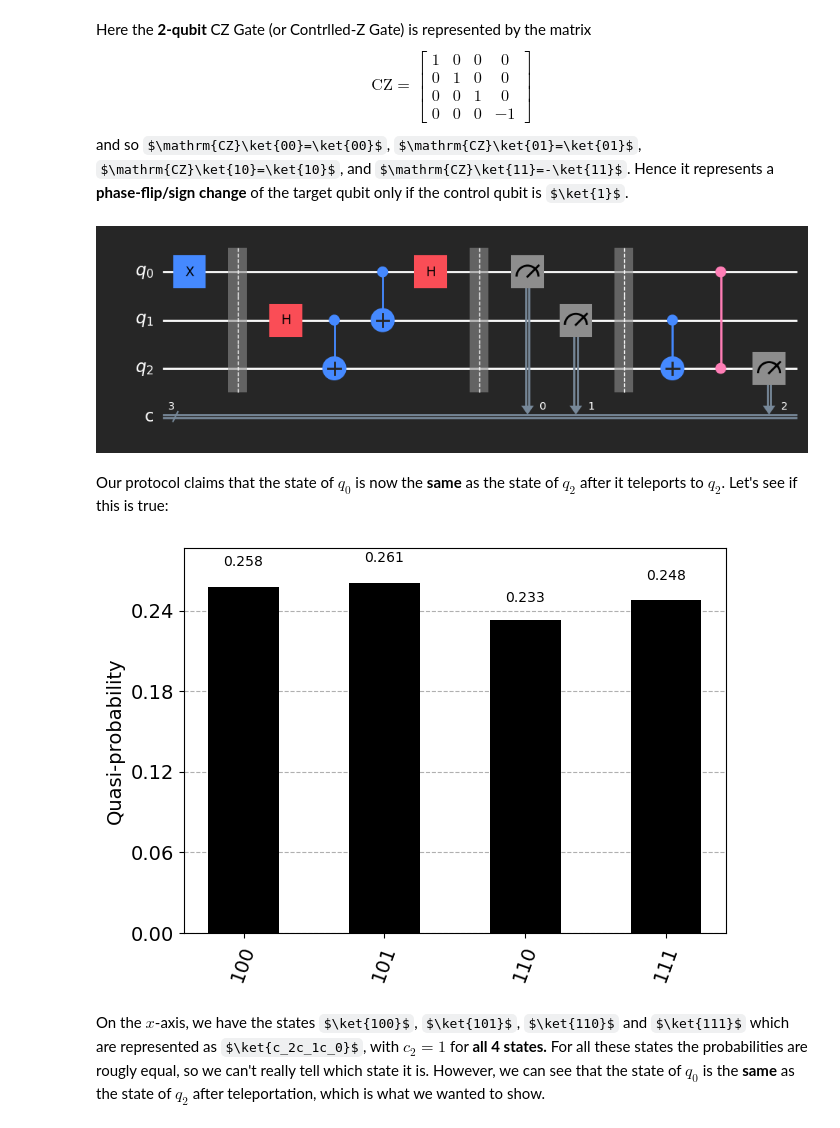
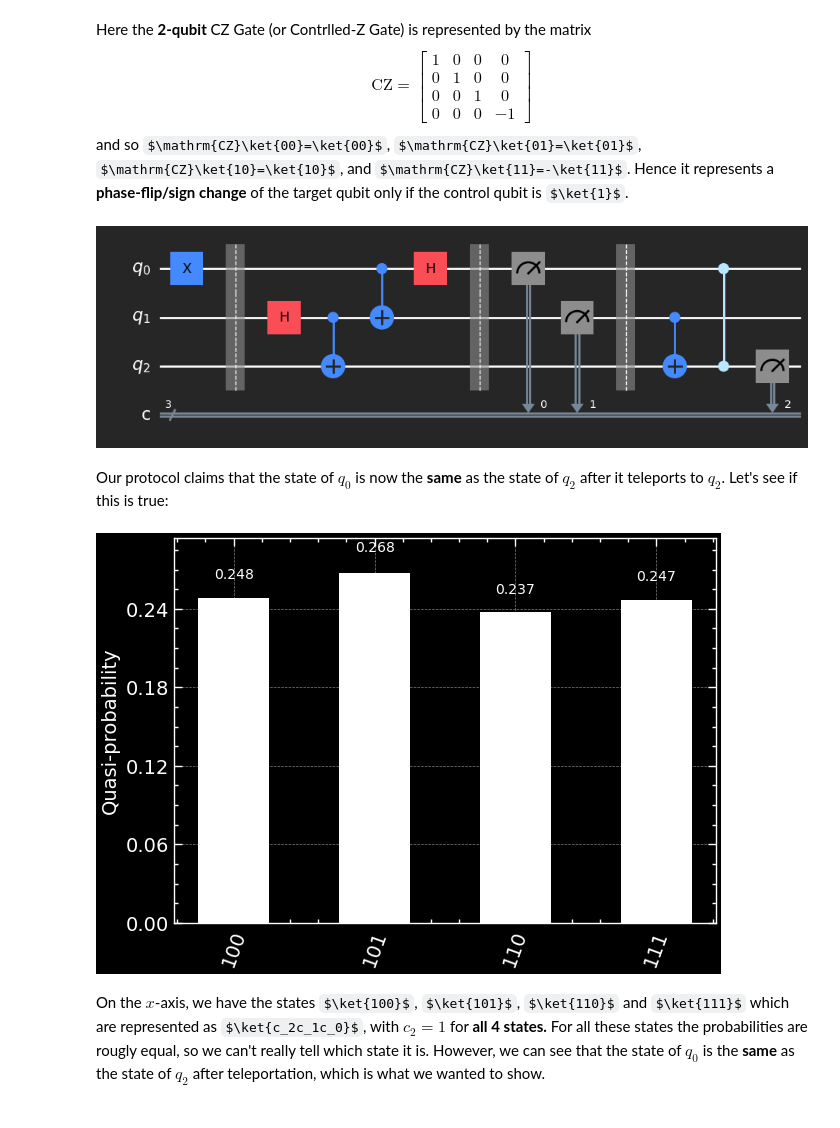
Before and after one commit to Siddhantshimpi/Siddhantshimpi, a Jupyter notebook: Physics/Qiskit/teleportation.ipynb, the cells around one changed output. Drawn from its saved outputs; the diff is of its cells as text; code cells hidden in the pictures; some formulas as TeX source.

```diff
--- a/Physics/Qiskit/teleportation.ipynb
+++ b/Physics/Qiskit/teleportation.ipynb
@@ -1,6 +1,9 @@
 # %%
 from qiskit import *
 from qiskit.tools.visualization import plot_distribution
+import matplotlib.pyplot as plt
+
+plt.style.use(['science', 'notebook', 'grid', 'dark_background'])
 # %% [markdown]
 Quantum Teleporation is a protocol that sends qubits to a distant location without physically sending the qubit itself (rather its *quantum information*), achieved by using a classical channel and previously shared entanglement between the sender and receiver.
 # %% [markdown]
@@ -57,15 +60,15 @@ circuit.measure(2, 2) # Measure qubit 2, store in classical bit 2
 
 circuit.draw(output = 'mpl', style = 'iqx-dark')
 # %% [output]
-[figure, old version]
+[figure, new version]
 # %% [markdown]
 Our protocol claims that the state of $q_0$ is now the **same** as the state of $q_2$ after it teleports to $q_2$. Let's see if this is true:
 # %%
 simulator = Aer.get_backend('qasm_simulator')
 counts = execute(circuit, backend = simulator, shots = 1024).result().get_counts()
-plot_distribution(counts, color = 'black')
+plot_distribution(counts, color = 'white')
 # %% [output]
-[figure, old version]
+[figure, new version]
 # %% [markdown]
 On the $x$-axis, we have the states $\ket{100}$, $\ket{101}$, $\ket{110}$ and $\ket{111}$ which are represented as $\ket{c_2c_1c_0}$, with $c_2=1$ for **all 4 states.** For all these states the probabilities are rougly equal, so we can't really tell which state it is. However, we can see that the state of $q_0$ is the **same** as the state of $q_2$ after teleportation, which is what we wanted to show.
 # %% [markdown]
```
Also changed, not shown: parts of 8 cells of this notebook, 6 other files.
